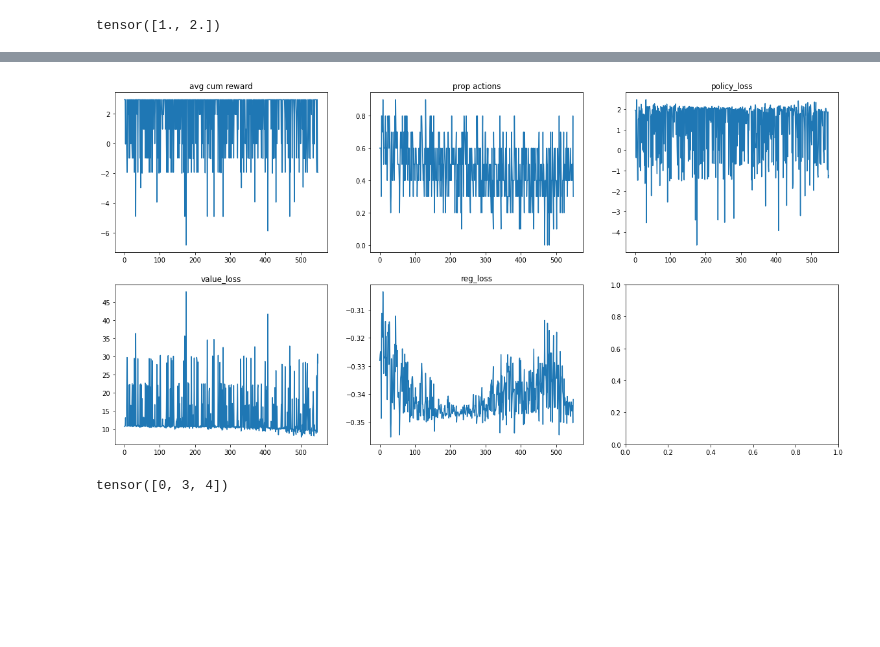
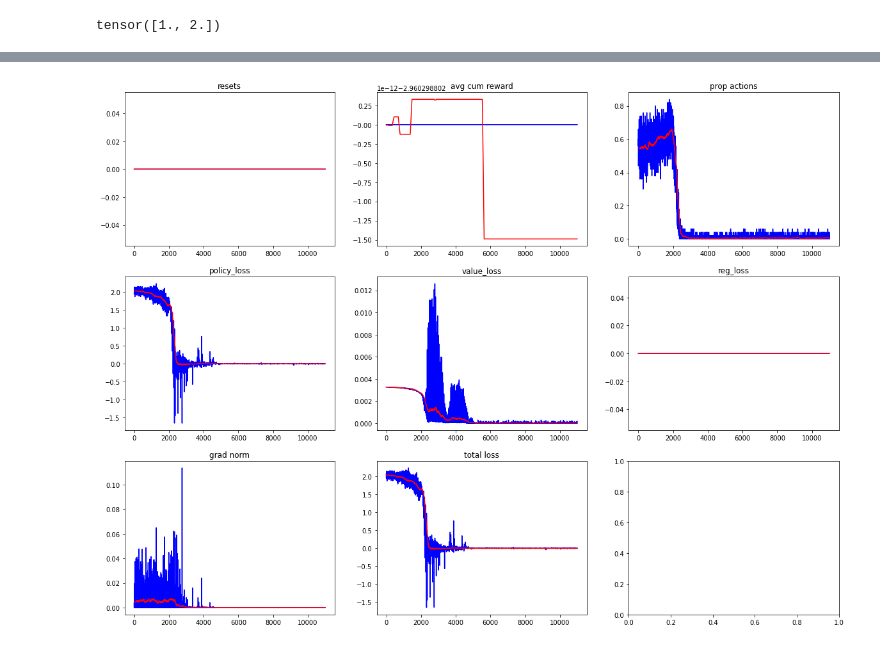
Before and after one commit to limon8884/delivery-RL, a Jupyter notebook: second.ipynb, the cells around one changed output, grey strips where cells are left out. Drawn from its saved outputs; the diff is of its cells as text; code cells hidden in the pictures; blank space fills up the shorter version.

```diff
--- a/second.ipynb
+++ b/second.ipynb
@@ -390,7 +381,8 @@ from tqdm import tqdm
 # %%
-net = MLP()
+mode = 'MountainCar-v0'
+net = MLP(mode=mode)
 actor = ActorCartPole
 env = EnvCartPole
 opt = torch.optim.Adam(net.parameters())
-a2c = A2C(env, actor, net, opt)
+a2c = A2C(env, actor, net, opt, n_steps=5, n_sessions=10, mode=mode, value_loss_coef=0.001, regularization_loss_coef=10.0)
 # %% [output]
@@ -399,12 +399,6 @@ a2c = A2C(env, actor, net, opt)
 # %%
-for i in tqdm(range(500)):
+for i in tqdm(range(10000)):
     a2c.train_step()
-a2c.plot_logs()
+a2c.logger.plot(100, log_scale=False)
 # %% [output]
-[figure, old version]
+[figure, new version]
-# %%
-a = torch.arange(6).reshape(3, 2)
-b = torch.tensor([0, 1, 0]).unsqueeze(-1)
-torch.gather(a, 1, b).squeeze(-1)
-# %% [output]
-tensor([0, 3, 4])
```
Also changed, not shown: parts of 7 cells of this notebook, 6 other files.
